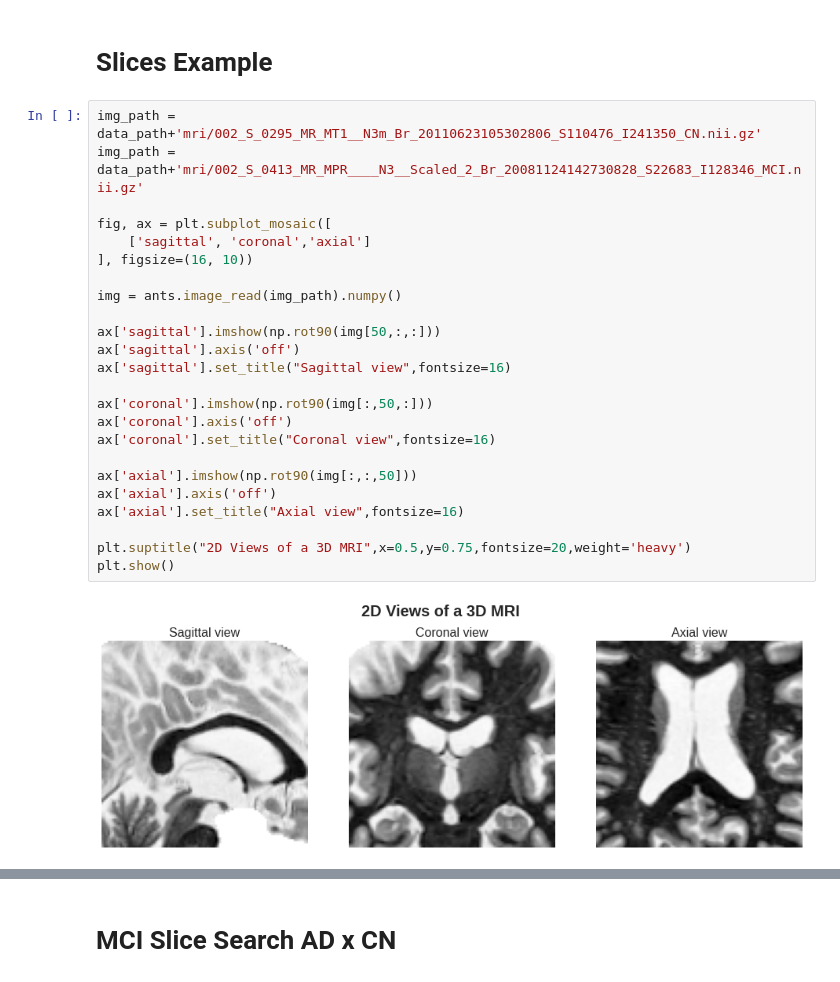
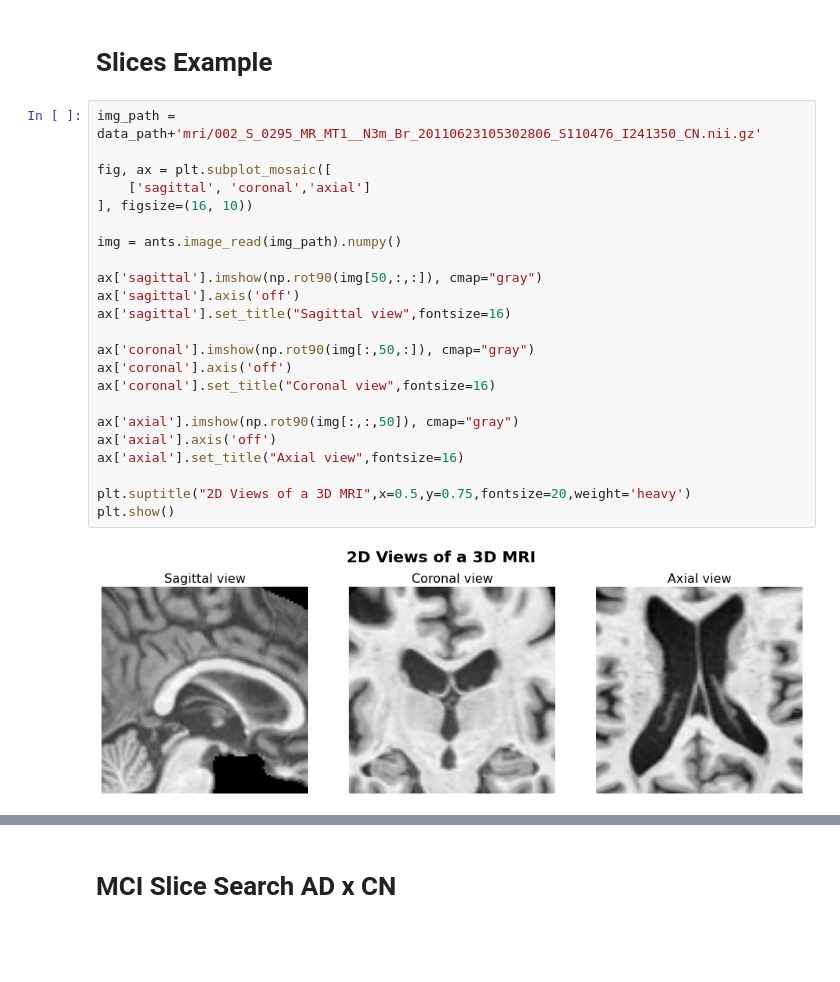
Before and after one commit to lucasthim/mmml-alzheimer-diagnosis, a Jupyter notebook: notebooks/dissertation/01_results_mri_slice_choice.ipynb, the cells around one changed output, grey strips where cells are left out. Drawn from its saved outputs; the diff is of its cells as text; blank space fills up the shorter version.

```diff
--- a/notebooks/dissertation/01_results_mri_slice_choice.ipynb
+++ b/notebooks/dissertation/01_results_mri_slice_choice.ipynb
@@ -26,27 +25,26 @@ def calculate_mean_performance(df):
 # Slices Example
 # %%
 img_path = data_path+'mri/002_S_0295_MR_MT1__N3m_Br_20110623105302806_S110476_I241350_CN.nii.gz'
-img_path = data_path+'mri/002_S_0413_MR_MPR____N3__Scaled_2_Br_20081124142730828_S22683_I128346_MCI.nii.gz'
 
 fig, ax = plt.subplot_mosaic([
     ['sagittal', 'coronal','axial']
 ], figsize=(16, 10))
 
 img = ants.image_read(img_path).numpy()
 
-ax['sagittal'].imshow(np.rot90(img[50,:,:]))
+ax['sagittal'].imshow(np.rot90(img[50,:,:]), cmap="gray")
 ax['sagittal'].axis('off')
 ax['sagittal'].set_title("Sagittal view",fontsize=16)
 
-ax['coronal'].imshow(np.rot90(img[:,50,:]))
+ax['coronal'].imshow(np.rot90(img[:,50,:]), cmap="gray")
 ax['coronal'].axis('off')
 ax['coronal'].set_title("Coronal view",fontsize=16)
 
-ax['axial'].imshow(np.rot90(img[:,:,50]))
+ax['axial'].imshow(np.rot90(img[:,:,50]), cmap="gray")
 ax['axial'].axis('off')
 ax['axial'].set_title("Axial view",fontsize=16)
 
 plt.suptitle("2D Views of a 3D MRI",x=0.5,y=0.75,fontsize=20,weight='heavy')
 plt.show()
 # %% [output]
-[figure, old version]
+[figure, new version]
```
Also changed, not shown: parts of 3 cells of this notebook, 2 other files.
